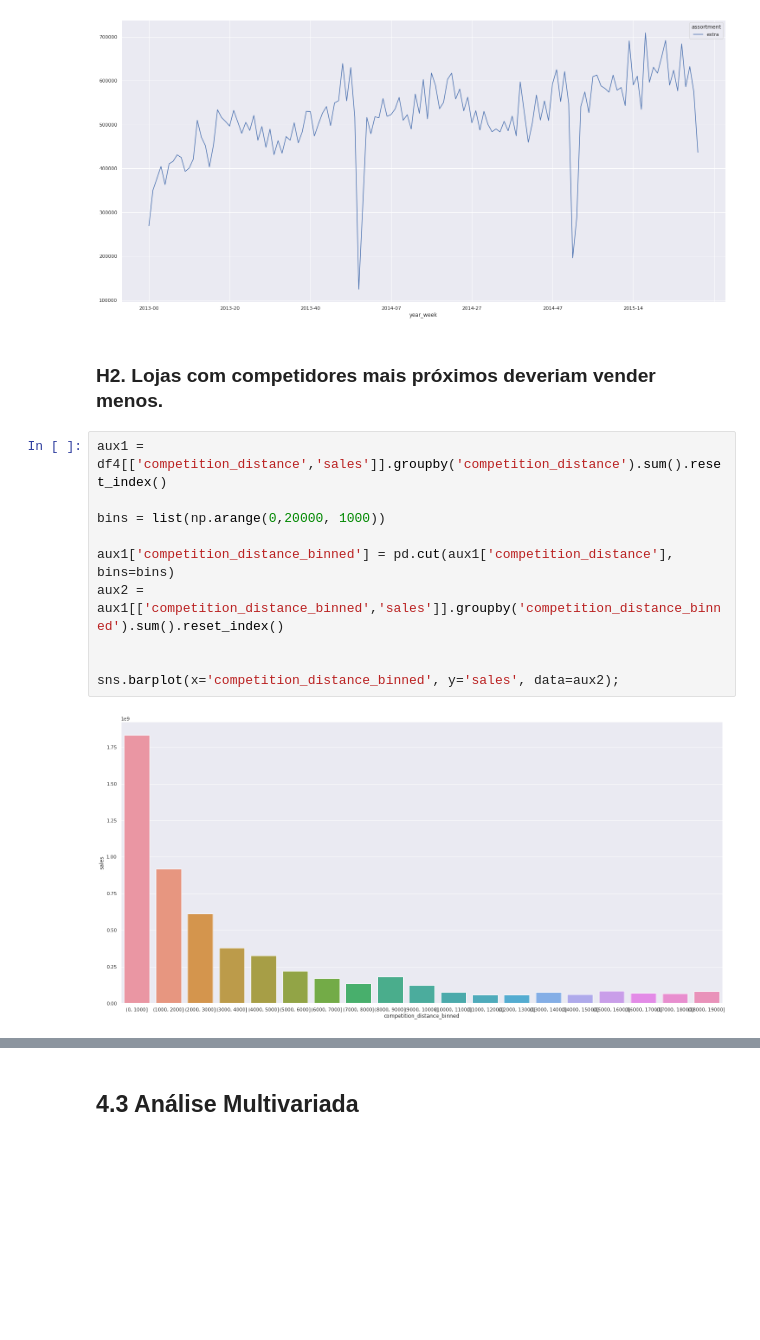
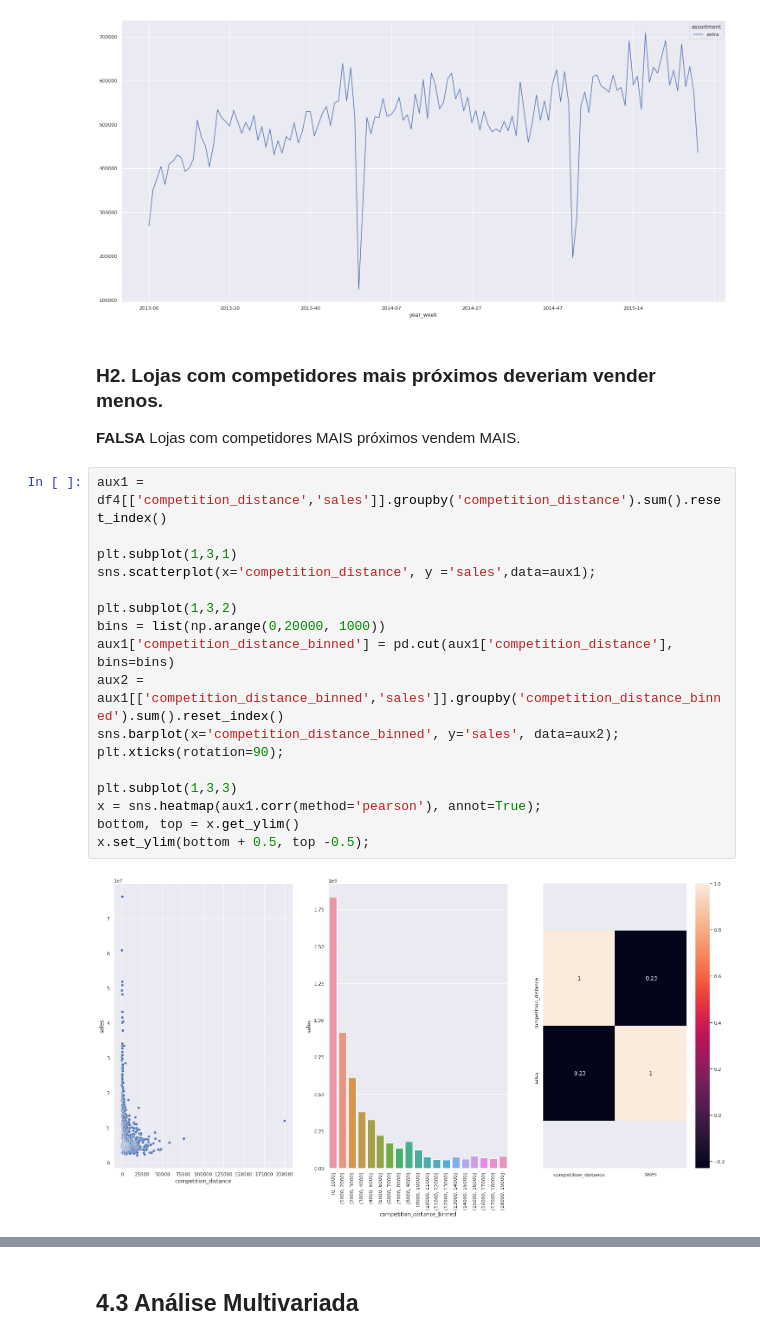
Before and after one commit to almeida25/ds_em_producao, a Jupyter notebook: m04_v01_store_sales_prediction.ipynb, the cells around one changed output, grey strips where cells are left out. Saved outputs shown, nothing was run; the diff lists cells and outputs as text; blank space fills up the shorter version.

```diff
--- a/m04_v01_store_sales_prediction.ipynb
+++ b/m04_v01_store_sales_prediction.ipynb
@@ -464,15 +464,23 @@ aux5.plot()
 [figure]
 # %% [markdown]
 ### H2. Lojas com competidores mais próximos deveriam vender menos.
+**FALSA** Lojas com competidores MAIS próximos vendem MAIS.
 # %%
 aux1 = df4[['competition_distance','sales']].groupby('competition_distance').sum().reset_index()
 
+plt.subplot(1,3,1)
+sns.scatterplot(x='competition_distance', y ='sales',data=aux1);
+
+plt.subplot(1,3,2)
 bins = list(np.arange(0,20000, 1000))
-
 aux1['competition_distance_binned'] = pd.cut(aux1['competition_distance'], bins=bins)
 aux2 = aux1[['competition_distance_binned','sales']].groupby('competition_distance_binned').sum().reset_index()
+sns.barplot(x='competition_distance_binned', y='sales', data=aux2);
+plt.xticks(rotation=90);
 
-
-sns.barplot(x='competition_distance_binned', y='sales', data=aux2);
+plt.subplot(1,3,3)
+x = sns.heatmap(aux1.corr(method='pearson'), annot=True);
+bottom, top = x.get_ylim()
+x.set_ylim(bottom + 0.5, top -0.5);
 # %% [output]
-[figure, old version]
+[figure, new version]
```
Also changed, not shown: parts of 3 cells of this notebook.
